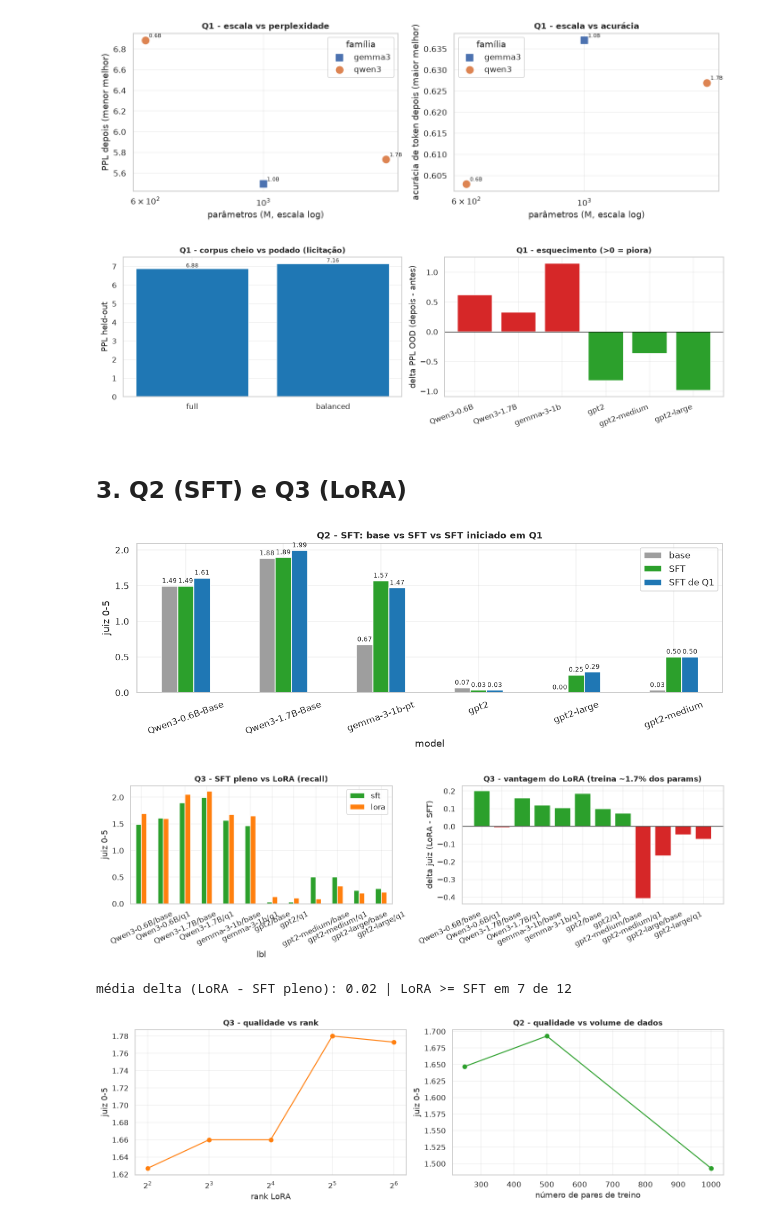
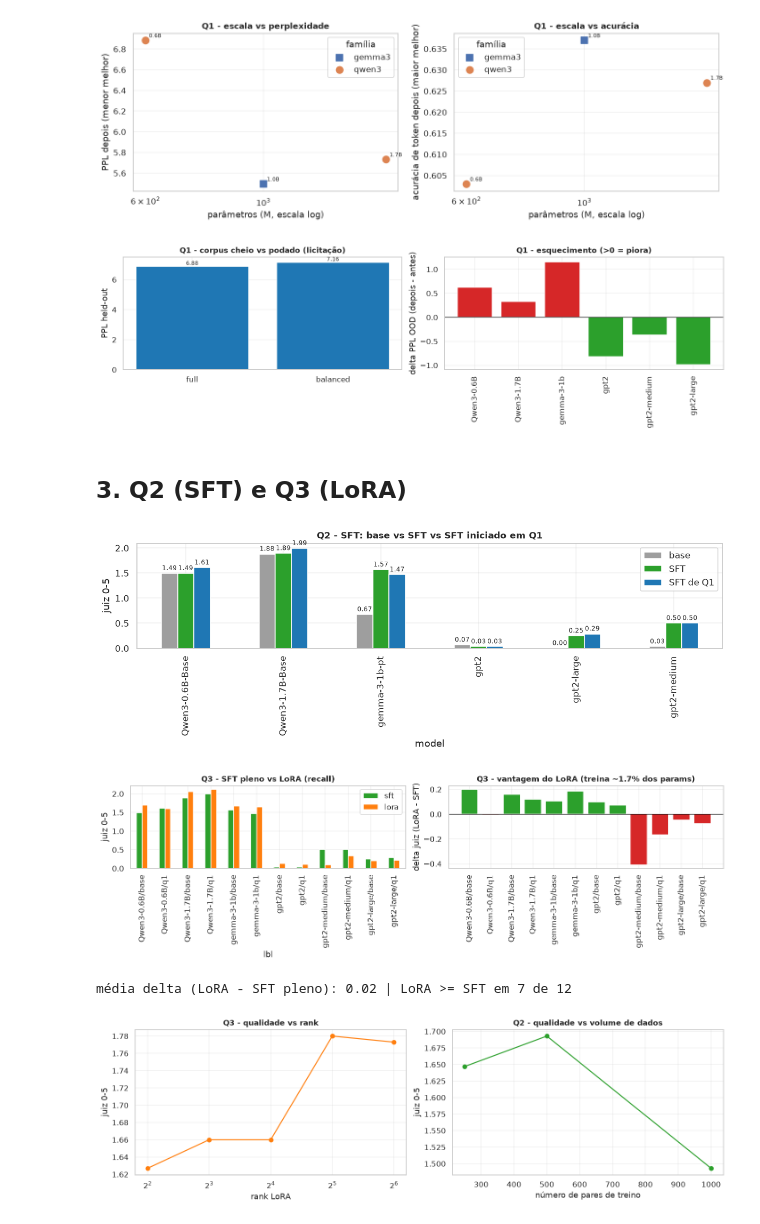
Before and after one commit to matheuskaiky/llm-finetuning, a Jupyter notebook: notebooks/graficos_resultados.ipynb, the cells around one changed output. Cells and saved outputs as stored; diff of their text form; code cells hidden in the pictures.

```diff
--- a/notebooks/graficos_resultados.ipynb
+++ b/notebooks/graficos_resultados.ipynb
@@ -122,6 +122,8 @@ if not rows:
     skip("q2_sft.csv / q3_lora.csv")
 else:
     lb = pd.concat(rows, ignore_index=True).dropna(subset=["mean_judge"])
+    # colapsa eventuais linhas repetidas de (modelo, metodo) para uma barra so
+    lb = lb.groupby(["label", "method"], as_index=False)["mean_judge"].mean()
     lb = lb.sort_values("mean_judge")
     colors = [C["sft"] if m == "SFT pleno" else C["lora"] for m in lb["method"]]
     fig, ax = plt.subplots(figsize=(9, max(4, 0.34 * len(lb))))
@@ -242,12 +244,12 @@ if fg is not None:
     ax[1].axhline(0, color="black", lw=0.8)
     ax[1].set_ylabel("delta PPL OOD (depois - antes)")
     ax[1].set_title("Q1 - esquecimento (>0 = piora)")
-    plt.setp(ax[1].get_xticklabels(), rotation=20, ha="right")
+    plt.setp(ax[1].get_xticklabels(), rotation=90, ha="center")
 else:
     ax[1].set_title("q1_forgetting.csv ausente")
 plt.tight_layout(); plt.show()
 # %% [output]
-[figure, old version]
+[figure, new version]
 # %% [markdown]
 ## 3. Q2 (SFT) e Q3 (LoRA)
 # %%
@@ -264,9 +266,9 @@ else:
                                           "gpt2", "gpt2-medium", "gpt2-large"])]
     ax = piv.plot(kind="bar", color=[C["base"], C["sft"], C["depois"]], figsize=(11, 4))
     ax.set_ylabel("juiz 0-5"); ax.set_title("Q2 - SFT: base vs SFT vs SFT iniciado em Q1")
-    ax.tick_params(axis="x", rotation=20); bar_labels(ax); plt.tight_layout(); plt.show()
+    ax.tick_params(axis="x", rotation=90); bar_labels(ax); plt.tight_layout(); plt.show()
 # %% [output]
-[figure, old version]
+[figure, new version]
 # %%
 # Q3 LoRA vs SFT pleno (juiz recall) + custo (LoRA treina fração dos params)
 lora = load("q3_lora.csv"); sft = load("q2_sft.csv")
@@ -275,36 +277,36 @@ else:
     l = lora[lora.eval_set == "recall"].copy()
     l["key"] = l["model"] + "/" + l["start"]
     lj = l.groupby("key")["mean_judge"].first()
     s = sft[(sft.eval_set == "recall") & (sft.condition == "sft")].copy()
     s["key"] = s["model"].str.replace("-Base", "", regex=False).str.lower().str.replace("qwen3-", "", regex=False)
     # build comparable pairs by (model,start) using readable labels from lora side
     pairs = l[["model", "start", "key"]].drop_duplicates()
     pairs["lora"] = pairs["key"].map(lj)
     # match SFT pleno by model+start
     sm = sft[(sft.eval_set == "recall") & (sft.condition == "sft")].copy()
     def sft_match(model, start):
         cand = sm[(sm["params"] == l[l.model == model]["params"].iloc[0]) & (sm["start"] == start)]
         return cand["mean_judge"].iloc[0] if len(cand) else np.nan
     fig, ax = plt.subplots(1, 2, figsize=(13, 4))
     plot = pairs.dropna(subset=["lora"]).copy()
     plot["sft"] = [sft_match(m, st) for m, st in zip(plot["model"], plot["start"])]
     plot["lbl"] = plot["model"].str.replace("-Base", "", regex=False) + "/" + plot["start"]
     plot = plot.dropna(subset=["sft"]).set_index("lbl")[["sft", "lora"]]
     plot.plot(kind="bar", ax=ax[0], color=[C["sft"], C["lora"]])
     ax[0].set_ylabel("juiz 0-5"); ax[0].set_title("Q3 - SFT pleno vs LoRA (recall)")
-    ax[0].tick_params(axis="x", rotation=25)
+    ax[0].tick_params(axis="x", rotation=90)
     delta = (plot["lora"] - plot["sft"])
     ax[1].bar(range(len(delta)), delta.values,
               color=[C["good"] if v >= 0 else C["bad"] for v in delta.values])
     ax[1].axhline(0, color="black", lw=0.8); ax[1].set_xticks(range(len(delta)))
-    ax[1].set_xticklabels(delta.index, rotation=25, ha="right")
+    ax[1].set_xticklabels(delta.index, rotation=90, ha="center")
     ax[1].set_ylabel("delta juiz (LoRA - SFT)")
     ax[1].set_title("Q3 - vantagem do LoRA (treina ~1.7% dos params)")
     plt.tight_layout(); plt.show()
     print("média delta (LoRA - SFT pleno):", round(delta.mean(), 3),
           "| LoRA >= SFT em", int((delta >= 0).sum()), "de", len(delta))
 # %% [output]
-[figure, old version]
+[figure, new version]
 média delta (LoRA - SFT pleno): 0.02 | LoRA >= SFT em 7 de 12
 # %%
 # Q3 varredura de rank + Q2 curva de dados
```
Also changed, not shown: parts of 2 cells of this notebook, 1 other file.
